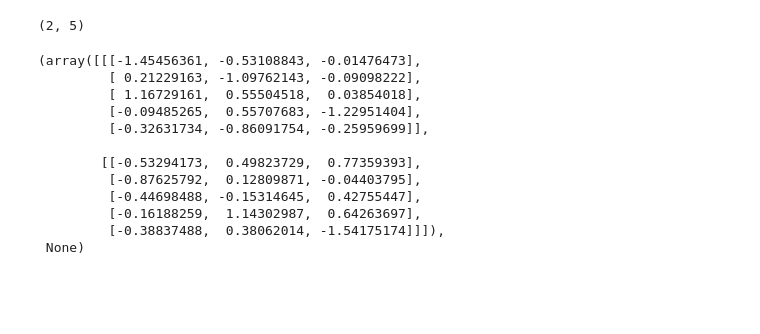
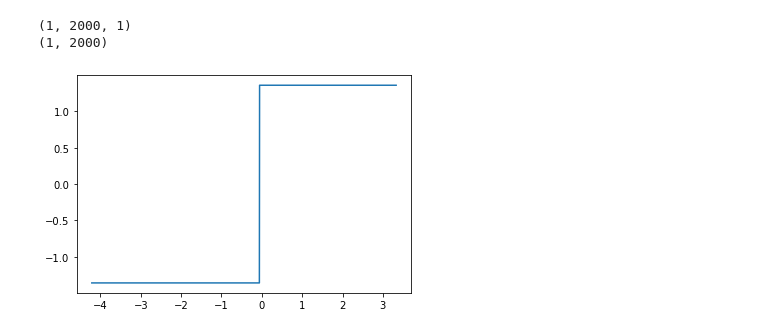
Before and after one commit to fanzhuyifan/rl-sample-complexity, a Jupyter notebook: generate.ipynb, the cells around one changed output. Drawn from its saved outputs; the diff is of its cells as text; code cells hidden in the pictures; blank space fills up the shorter version.

```diff
--- a/generate.ipynb
+++ b/generate.ipynb
@@ -27,28 +20,24 @@ import generate as generate
 # %%
 # Constants
-d = 3
-N = int(np.exp(d))
-M = d + 1
-num = 2
-T = 5
+d = 1
+N = 3#int(np.exp(d))
+M = d
+num = 1
+T = 2000
+
+lr = 0.01
+hidden_dim = 2
 # %%
 (an, bn) = generate.generate_activations(d, N)
 (In, thetan) = generate.generate_single_layer(N, M, d, num, an, bn)
 (X, Y) = generate.generate_single_data(T, an, bn, In, thetan)
+print(X.shape)
+print(Y.shape)
 # %% [output]
-(2, 5)
+(1, 2000, 1)
+(1, 2000)
-# %%
-X, Y
-# %% [output]
-(array([[[-1.45456361, -0.53108843, -0.01476473],
-         [ 0.21229163, -1.09762143, -0.09098222],
-         [ 1.16729161,  0.55504518,  0.03854018],
-         [-0.09485265,  0.55707683, -1.22951404],
-         [-0.32631734, -0.86091754, -0.25959699]],
-
-        [[-0.53294173,  0.49823729,  0.77359393],
-         [-0.87625792,  0.12809871, -0.04403795],
-         [-0.44698488, -0.15314645,  0.42755447],
-         [-0.16188259,  1.14302987,  0.64263697],
-         [-0.38837488,  0.38062014, -1.54175174]]]),
- None)
+# %%
+plt.plot(*zip(*sorted(zip(X[0], Y[0]))))
+plt.show()
+# %% [output]
+[figure, added]
```
Also changed, not shown: parts of 25 cells of this notebook, 3 other files.
